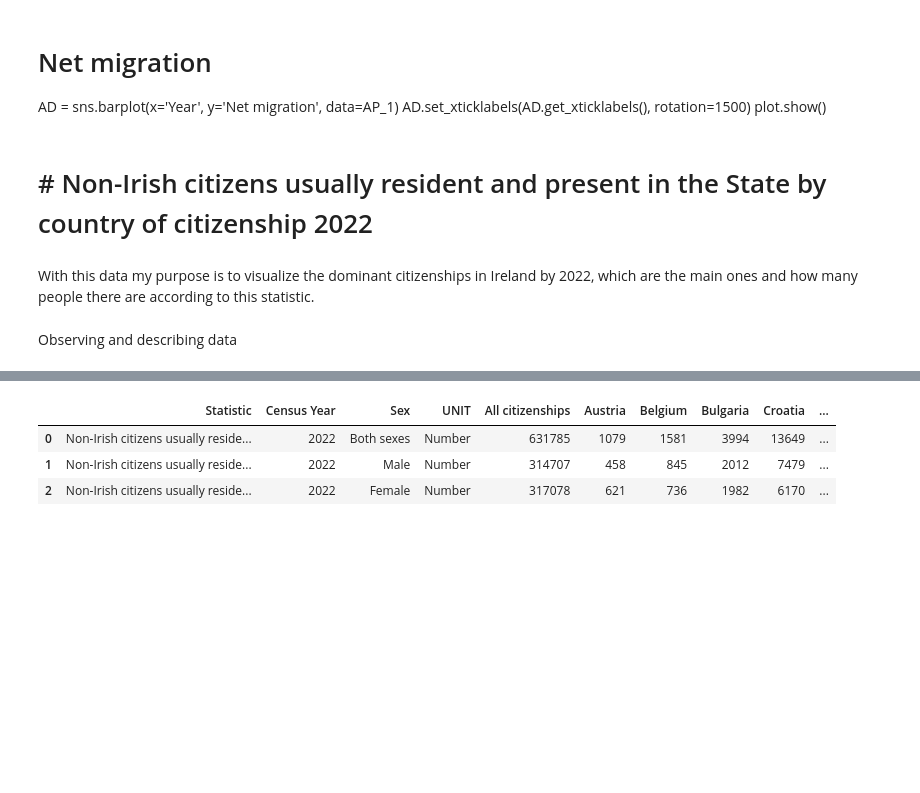
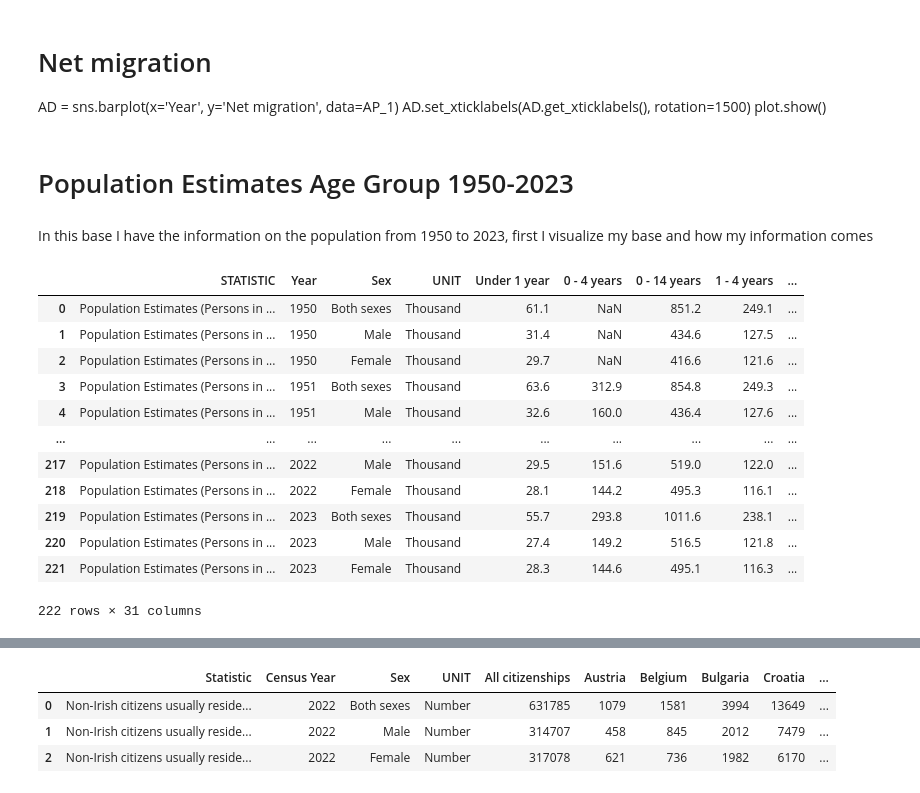
Before and after one commit to diagarmar29/Population-in-Ireland.-1st-Assesment, a Jupyter notebook: Population in Ireland.ipynb, the cells around one changed output, grey strips where cells are left out. Saved outputs shown, nothing was run; the diff lists cells and outputs as text; code cells hidden in the pictures; blank space fills up the shorter version.

```diff
--- a/Population in Ireland.ipynb
+++ b/Population in Ireland.ipynb
@@ -275,9 +320,23 @@ NameError: name 'plot' is not defined
 AD = sns.barplot(x='Year', y='Net migration', data=AP_1)
 AD.set_xticklabels(AD.get_xticklabels(), rotation=1500)
 plot.show()
-# %% [markdown]
-# # Non-Irish citizens usually resident and present in the State by country of citizenship 2022
-# %% [markdown]
-With this data my purpose is to visualize the dominant citizenships in Ireland by 2022, which are the main ones and how many people there are according to this statistic.
-# %% [markdown]
-Observing and describing data
+# %% [markdown]
+# Population Estimates Age Group 1950-2023
+# %% [markdown]
+In this base I have the information on the population from 1950 to 2023, first I visualize my base and how my information comes
+# %%
+PEA
+# %% [output]
+|  | STATISTIC | Year | Sex | UNIT | Under 1 year | 0 - 4 years | 0 - 14 years | 1 - 4 years | ... |
+| 0 | Population Estimates (Persons in ... | 1950 | Both sexes | Thousand | 61.1 | NaN | 851.2 | 249.1 | ... |
+| 1 | Population Estimates (Persons in ... | 1950 | Male | Thousand | 31.4 | NaN | 434.6 | 127.5 | ... |
+| 2 | Population Estimates (Persons in ... | 1950 | Female | Thousand | 29.7 | NaN | 416.6 | 121.6 | ... |
+| 3 | Population Estimates (Persons in ... | 1951 | Both sexes | Thousand | 63.6 | 312.9 | 854.8 | 249.3 | ... |
+| 4 | Population Estimates (Persons in ... | 1951 | Male | Thousand | 32.6 | 160.0 | 436.4 | 127.6 | ... |
+| ... | ... | ... | ... | ... | ... | ... | ... | ... | ... |
+| 217 | Population Estimates (Persons in ... | 2022 | Male | Thousand | 29.5 | 151.6 | 519.0 | 122.0 | ... |
+| 218 | Population Estimates (Persons in ... | 2022 | Female | Thousand | 28.1 | 144.2 | 495.3 | 116.1 | ... |
+| 219 | Population Estimates (Persons in ... | 2023 | Both sexes | Thousand | 55.7 | 293.8 | 1011.6 | 238.1 | ... |
+| 220 | Population Estimates (Persons in ... | 2023 | Male | Thousand | 27.4 | 149.2 | 516.5 | 121.8 | ... |
+| 221 | Population Estimates (Persons in ... | 2023 | Female | Thousand | 28.3 | 144.6 | 495.1 | 116.3 | ... |
+222 rows × 31 columns
```
Also changed, not shown: parts of 132 cells of this notebook.
